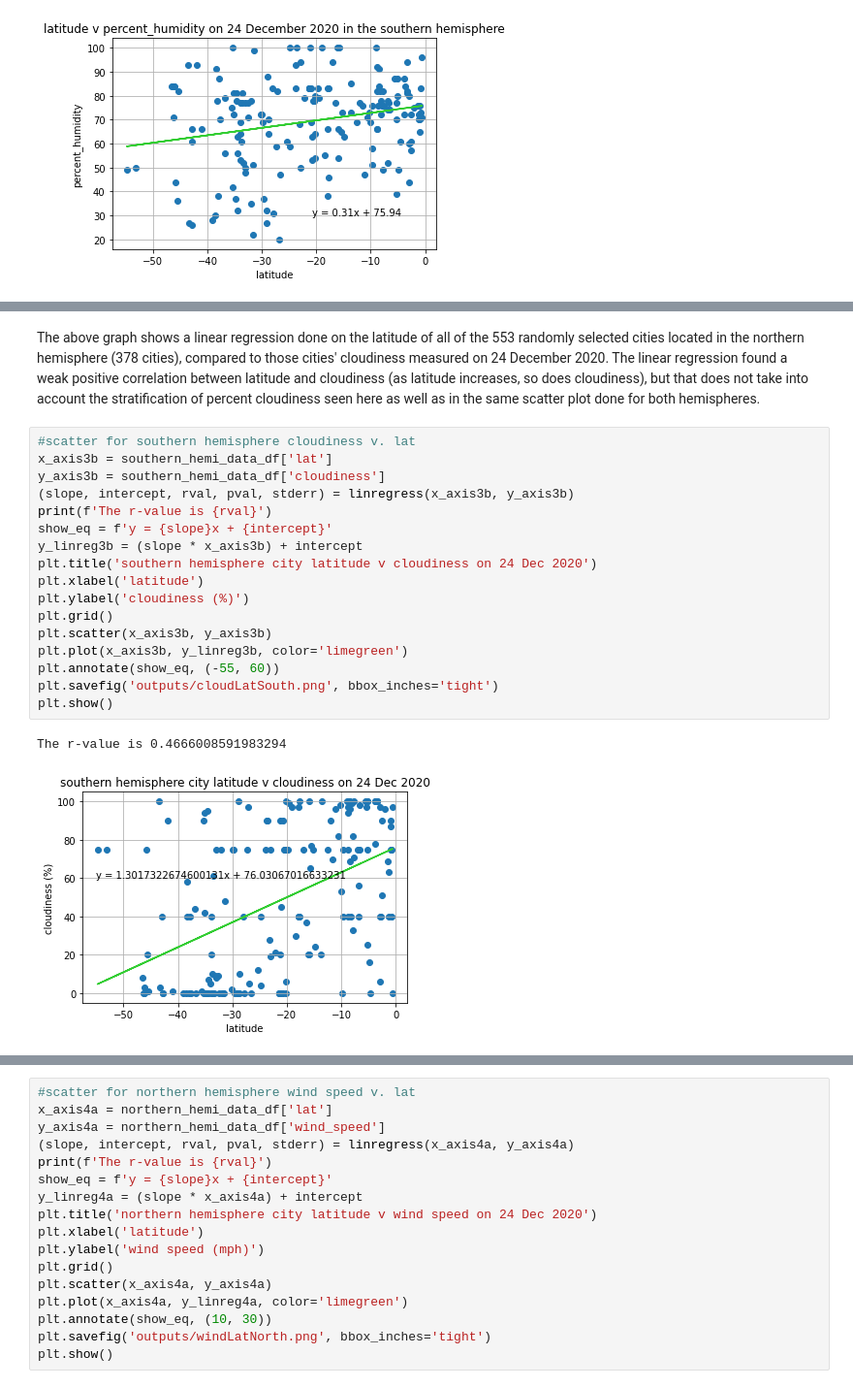
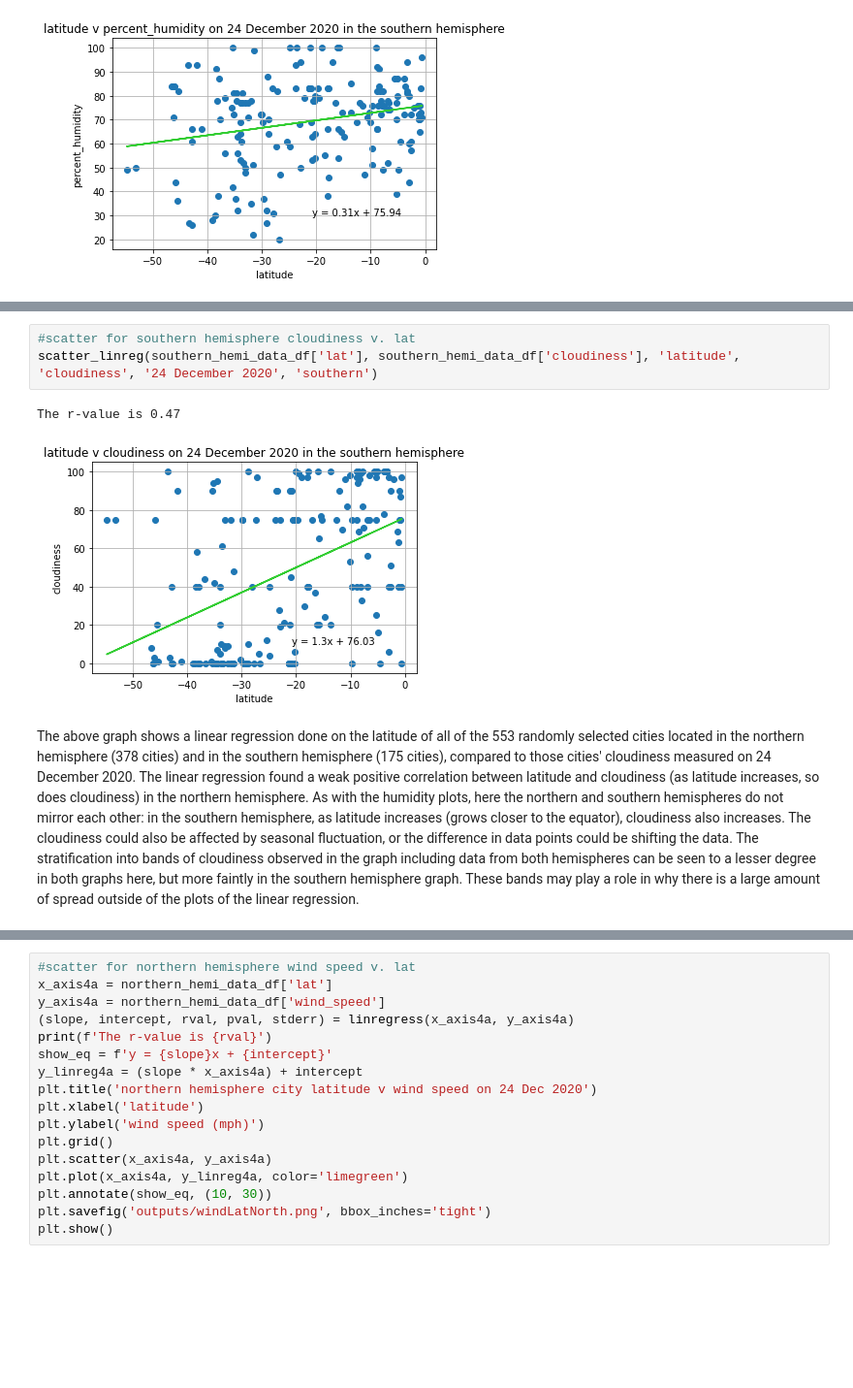
Before and after one commit to sarahDH615/python-api-challenge, a Jupyter notebook: weatherpy/weatherpy.ipynb, the cells around one changed output, grey strips where cells are left out. Shown: that part at 97% size. Saved outputs shown, nothing was run; the diff lists cells and outputs as text; blank space fills up the shorter version.

```diff
--- a/weatherpy/weatherpy.ipynb
+++ b/weatherpy/weatherpy.ipynb
@@ -366,22 +330,8 @@ The r-value is 0.3099336707154438
+# %%
+#scatter for southern hemisphere cloudiness v. lat
+scatter_linreg(southern_hemi_data_df['lat'], southern_hemi_data_df['cloudiness'], 'latitude', 'cloudiness', '24 December 2020', 'southern')
+# %% [output]
+The r-value is 0.47
+[figure, added]
 # %% [markdown]
-The above graph shows a linear regression done on the latitude of all of the 553 randomly selected cities located in the northern hemisphere (378 cities), compared to those cities' cloudiness measured on 24 December 2020. The linear regression found a weak positive correlation between latitude and cloudiness (as latitude increases, so does cloudiness), but that does not take into account the stratification of percent cloudiness seen here as well as in the same scatter plot done for both hemispheres.
+The above graph shows a linear regression done on the latitude of all of the 553 randomly selected cities located in the northern hemisphere (378 cities) and in the southern hemisphere (175 cities), compared to those cities' cloudiness measured on 24 December 2020. The linear regression found a weak positive correlation between latitude and cloudiness (as latitude increases, so does cloudiness) in the northern hemisphere. As with the humidity plots, here the northern and southern hemispheres do not mirror each other: in the southern hemisphere, as latitude increases (grows closer to the equator), cloudiness also increases. The cloudiness could also be affected by seasonal fluctuation, or the difference in data points could be shifting the data. The stratification into bands of cloudiness observed in the graph including data from both hemispheres can be seen to a lesser degree in both graphs here, but more faintly in the southern hemisphere graph. These bands may play a role in why there is a large amount of spread outside of the plots of the linear regression.
-# %%
-#scatter for southern hemisphere cloudiness v. lat
-x_axis3b = southern_hemi_data_df['lat']
-y_axis3b = southern_hemi_data_df['cloudiness']
-(slope, intercept, rval, pval, stderr) = linregress(x_axis3b, y_axis3b)
-print(f'The r-value is {rval}')
-show_eq = f'y = {slope}x + {intercept}'
-y_linreg3b = (slope * x_axis3b) + intercept
-plt.title('southern hemisphere city latitude v cloudiness on 24 Dec 2020')
-plt.xlabel('latitude')
-plt.ylabel('cloudiness (%)')
-plt.grid()
-plt.scatter(x_axis3b, y_axis3b)
-plt.plot(x_axis3b, y_linreg3b, color='limegreen')
-plt.annotate(show_eq, (-55, 60))
-plt.savefig('outputs/cloudLatSouth.png', bbox_inches='tight')
-plt.show()
-# %% [output]
-The r-value is 0.4666008591983294
-[figure, removed]
```
Also changed, not shown: parts of 6 cells of this notebook.
